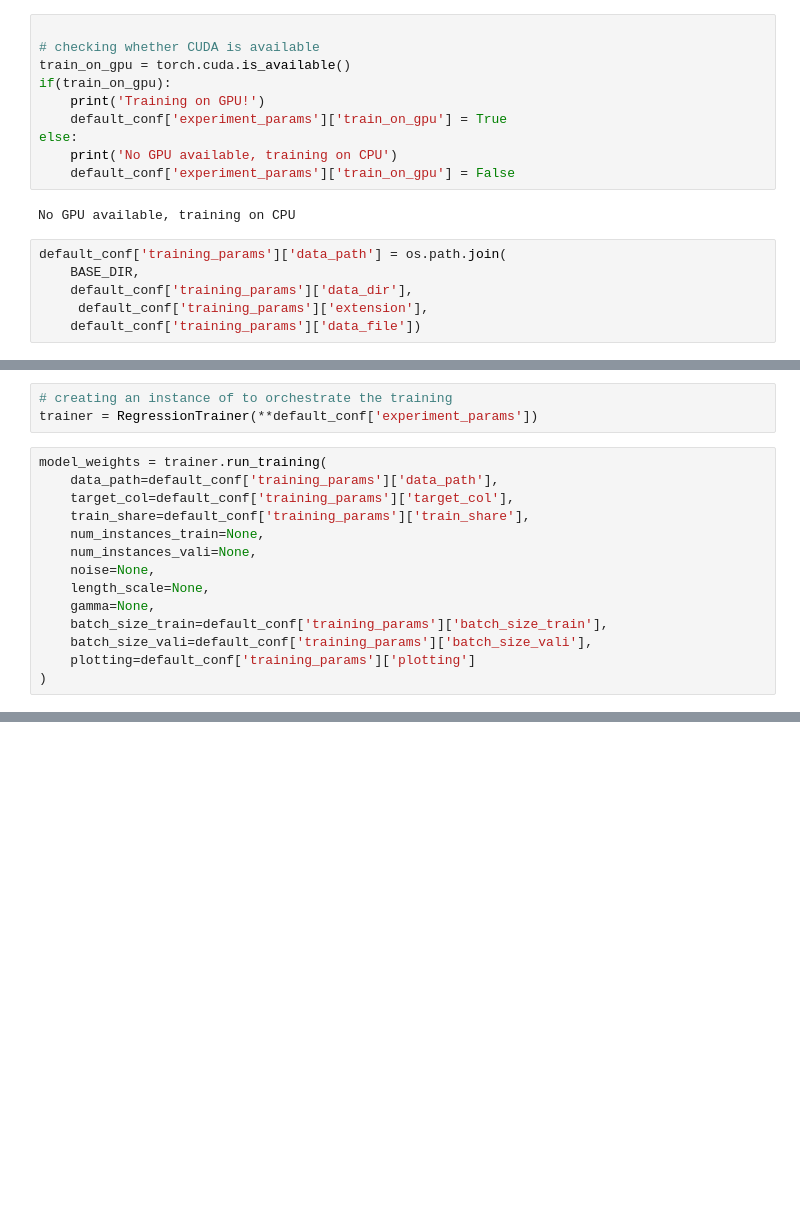
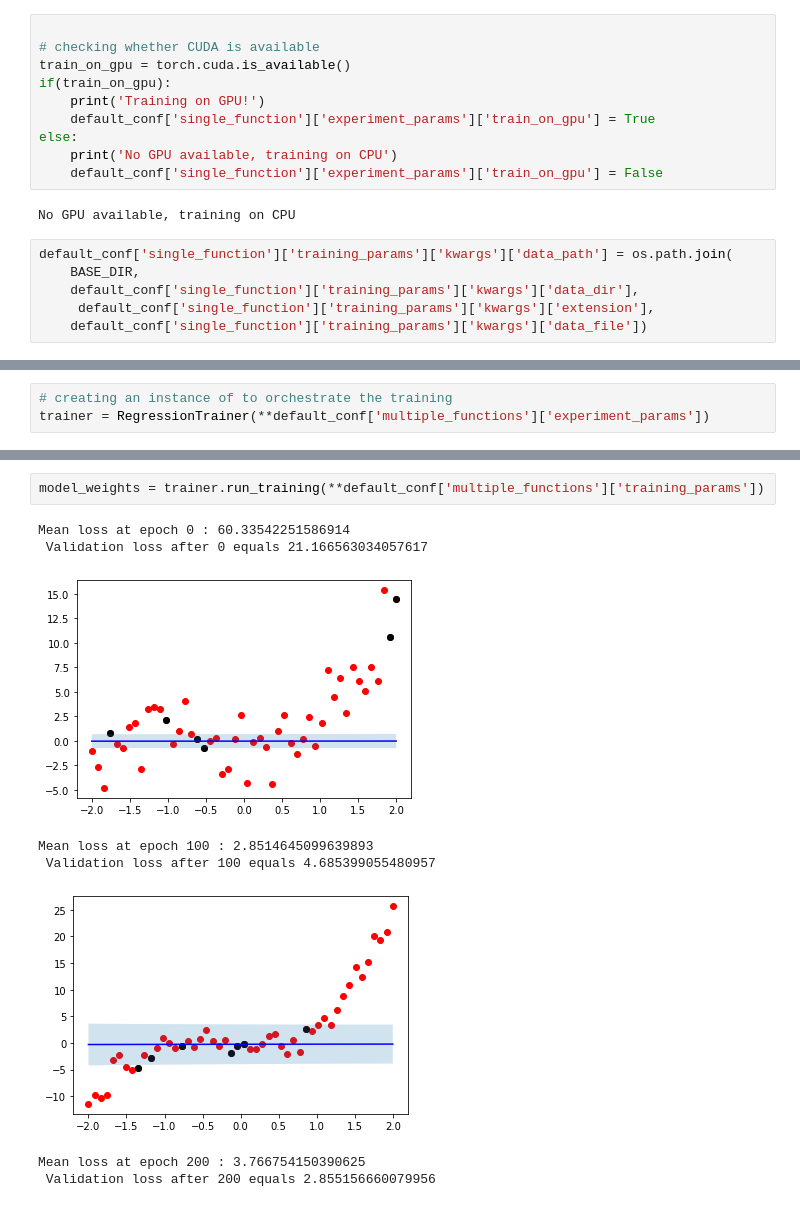
Before and after one commit to fredchettouh/neural-processes, a Jupyter notebook: experiments/1d_single_function.ipynb, the cells around one changed output, grey strips where cells are left out. Saved outputs shown, nothing was run; the diff lists cells and outputs as text; blank space fills up the shorter version.

Commit message:
WIP refactoring trainer to be only trainer and not data generator cnp and trainer in once

```diff
--- a/experiments/1d_single_function.ipynb
+++ b/experiments/1d_single_function.ipynb
@@ -84,15 +87,15 @@ with open(os.path.join(config_dir,'1d_singlefunc_config.json')) as f:
 train_on_gpu = torch.cuda.is_available()
 if(train_on_gpu):
     print('Training on GPU!')
-    default_conf['experiment_params']['train_on_gpu'] = True
+    default_conf['single_function']['experiment_params']['train_on_gpu'] = True
 else:
     print('No GPU available, training on CPU')
-    default_conf['experiment_params']['train_on_gpu'] = False
+    default_conf['single_function']['experiment_params']['train_on_gpu'] = False
 # %% [output]
 No GPU available, training on CPU
 # %%
-default_conf['training_params']['data_path'] = os.path.join(
+default_conf['single_function']['training_params']['kwargs']['data_path'] = os.path.join(
     BASE_DIR,
-    default_conf['training_params']['data_dir'],
-     default_conf['training_params']['extension'],
-    default_conf['training_params']['data_file'])
+    default_conf['single_function']['training_params']['kwargs']['data_dir'],
+     default_conf['single_function']['training_params']['kwargs']['extension'],
+    default_conf['single_function']['training_params']['kwargs']['data_file'])
@@ -101,17 +104,3 @@ default_conf['training_params']['data_path'] = os.path.join(
 # %%
 # creating an instance of to orchestrate the training
-trainer = RegressionTrainer(**default_conf['experiment_params'])
+trainer = RegressionTrainer(**default_conf['multiple_functions']['experiment_params'])
-# %%
-model_weights = trainer.run_training(
-    data_path=default_conf['training_params']['data_path'],
-    target_col=default_conf['training_params']['target_col'],
-    train_share=default_conf['training_params']['train_share'],
-    num_instances_train=None,
-    num_instances_vali=None,
-    noise=None,
-    length_scale=None,
-    gamma=None,
-    batch_size_train=default_conf['training_params']['batch_size_train'],
-    batch_size_vali=default_conf['training_params']['batch_size_vali'],
-    plotting=default_conf['training_params']['plotting']
-)
@@ -137,0 +107,11 @@ Mean loss at epoch 500 : 2.562314987182617
+# %%
+model_weights = trainer.run_training(**default_conf['multiple_functions']['training_params'])
+# %% [output]
+Mean loss at epoch 0 : 60.33542251586914
+ Validation loss after 0 equals 21.166563034057617
+[figure, added]
+Mean loss at epoch 100 : 2.8514645099639893
+ Validation loss after 100 equals 4.685399055480957
+[figure, added]
+Mean loss at epoch 200 : 3.766754150390625
+ Validation loss after 200 equals 2.855156660079956
```
Also changed, not shown: parts of 16 cells of this notebook, 8 other files.
